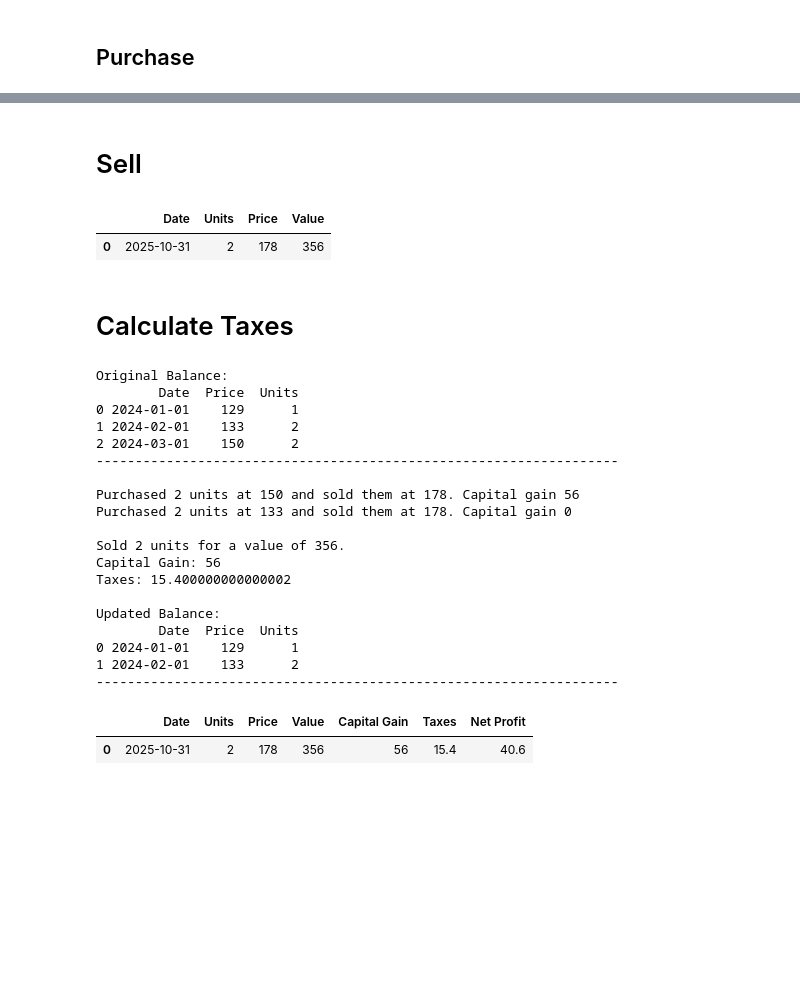
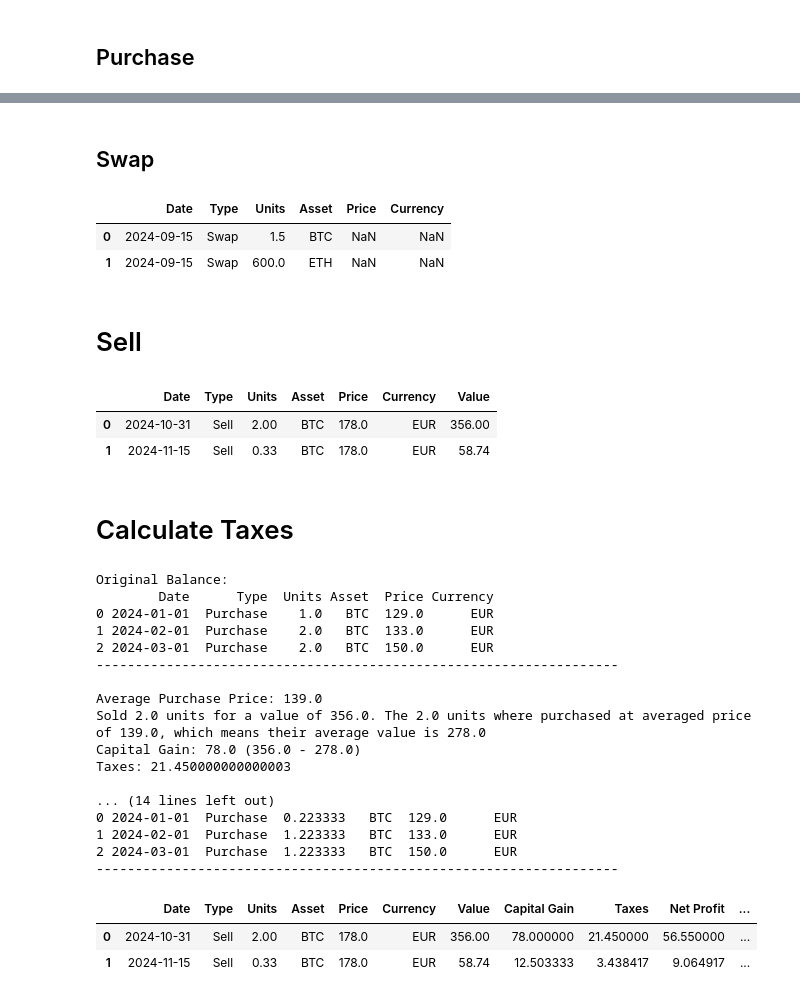
Before and after one commit to FedericoGentile/capital-gains-tax-calculator, a Jupyter notebook: tax_calculator_simulator.ipynb, the cells around one changed output, grey strips where cells are left out. Cells and saved outputs as stored; diff of their text form; code cells hidden in the pictures; blank space fills up the shorter version.

```diff
--- a/tax_calculator_simulator.ipynb
+++ b/tax_calculator_simulator.ipynb
@@ -7,7 +8,7 @@ from datetime import datetime
 # Parameters
 # %%
 TAX_RATE = 0.275
-METHOD = "LIFO" # ACB, FIFO, LIFO, HIFO
+METHOD = "ACB" # ACB, FIFO, LIFO, HIFO
 VERBOSE = True
 # %% [markdown]
 # Functions
@@ -196,0 +200,4 @@ def tax_calculator_XYFO(selling_units, df_balance, df_balance_temp):
+# %%
+df_transactions = pd.read_csv('transactions.csv', sep=";")
+df_transactions['Date'] = pd.to_datetime(df_transactions['Date'], format='%d/%m/%Y')
+df_transactions
@@ -216,0 +215,3 @@ df_purchase
+# %%
+df_purchase = df_transactions[df_transactions["Type"]=='Purchase'].reset_index(drop=True)
+df_purchase
@@ -217,20 +223,32 @@ df_purchase
+# %% [markdown]
+## Swap
+# %%
+df_swaps = df_transactions[df_transactions["Type"]=='Swap'].reset_index(drop=True)
+df_swaps
+# %% [output]
+|  | Date | Type | Units | Asset | Price | Currency |
+| 0 | 2024-09-15 | Swap | 1.5 | BTC | NaN | NaN |
+| 1 | 2024-09-15 | Swap | 600.0 | ETH | NaN | NaN |
 # %% [markdown]
 # Sell
-# %%
-df_sales_orig = pd.DataFrame({'Date':[datetime(2025,10,31)],
-                              'Units': [2],
-                              "Price": [178]})
-df_sales_orig['Value'] = df_sales_orig['Units']*df_sales_orig['Price']
-df_sales_orig
-# %% [output]
-|  | Date | Units | Price | Value |
-| 0 | 2025-10-31 | 2 | 178 | 356 |
+# %%
+df_sales = df_transactions[df_transactions["Type"]=='Sell'].reset_index(drop=True)
+df_sales['Value'] = df_sales['Units']*df_sales['Price']
+df_sales
+# %% [output]
+|  | Date | Type | Units | Asset | Price | Currency | Value |
+| 0 | 2024-10-31 | Sell | 2.00 | BTC | 178.0 | EUR | 356.00 |
+| 1 | 2024-11-15 | Sell | 0.33 | BTC | 178.0 | EUR | 58.74 |
 # %% [markdown]
 # Calculate Taxes
 # %%
 # Create a copy of:
 df_balance = df_purchase.copy() # purchase to keep track of the balance
-df_sales = df_sales_orig.copy() # sakes to enrich it with profit/tax infos
+
+# Initate balance evolution
+df_balance_snapshot = df_balance[['Asset','Units','Price']].copy()
+df_balance_snapshot.loc[:,'Date'] = df_balance['Date'][0]
+df_balance_evolution = df_balance_snapshot
 
 if VERBOSE:
   print("Original Balance:")
@@ -311,46 +329,50 @@ for i, row_s in df_sales.iterrows():
         print(f"\nSold {row_s['Units']} units for a value of {round(row_s['Value'],2)}.")
         print(f"Capital Gain: {round(capital_gain,2)}")
         print(f"Taxes: {taxes}\n")
 
     else:
       ################################# OTHERS #################################
 
       raise Exception(f"Method not implemented: {METHOD}")
 
     # Check if sold units match target:
     if round(row_s['Units']) != round(tot_units_sold):
       raise Exception(f"Sold units ({round(tot_units_sold)}) != target ({round(row_s['Units'])})")
 
     if VERBOSE:
       print("Updated Balance:")
       print(df_balance)
       print('-------------------------------------------------------------------\n')
+
+    # Collect balances snapshots to track its evolution
+    df_balance_snapshot = df_balance[['Asset','Units','Price']].copy()
+    df_balance_snapshot.loc[:,'Date'] = row_s['Date'].date()
+    df_balance_evolution = pd.concat([df_balance_evolution, df_balance_snapshot])
   else:
     raise Exception(f"Too many units to be sold! {row_s['Units']} > {df_balance_temp['Units'].sum()}")
 
 # Add sales additional infos
 df_sales = df_sales.join(pd.DataFrame(sales_infos))
 
 df_sales
 # %% [output]
 Original Balance:
-        Date  Price  Units
-0 2024-01-01    129      1
-1 2024-02-01    133      2
-2 2024-03-01    150      2
+        Date      Type  Units Asset  Price Currency
+0 2024-01-01  Purchase    1.0   BTC  129.0      EUR
+1 2024-02-01  Purchase    2.0   BTC  133.0      EUR
+2 2024-03-01  Purchase    2.0   BTC  150.0      EUR
 -------------------------------------------------------------------
 
-Purchased 2 units at 150 and sold them at 178. Capital gain 56
-Purchased 2 units at 133 and sold them at 178. Capital gain 0
+Average Purchase Price: 139.0
+Sold 2.0 units for a value of 356.0. The 2.0 units where purchased at averaged price of 139.0, which means their average value is 278.0
+Capital Gain: 78.0 (356.0 - 278.0)
+Taxes: 21.450000000000003
 
-Sold 2 units for a value of 356.
-Capital Gain: 56
-Taxes: 15.400000000000002
-
-Updated Balance:
-        Date  Price  Units
-0 2024-01-01    129      1
-1 2024-02-01    133      2
+... (14 lines left out)
+0 2024-01-01  Purchase  0.223333   BTC  129.0      EUR
+1 2024-02-01  Purchase  1.223333   BTC  133.0      EUR
+2 2024-03-01  Purchase  1.223333   BTC  150.0      EUR
 -------------------------------------------------------------------
-|  | Date | Units | Price | Value | Capital Gain | Taxes | Net Profit |
-| 0 | 2025-10-31 | 2 | 178 | 356 | 56 | 15.4 | 40.6 |
+|  | Date | Type | Units | Asset | Price | Currency | Value | Capital Gain | Taxes | Net Profit | ... |
+| 0 | 2024-10-31 | Sell | 2.00 | BTC | 178.0 | EUR | 356.00 | 78.000000 | 21.450000 | 56.550000 | ... |
+| 1 | 2024-11-15 | Sell | 0.33 | BTC | 178.0 | EUR | 58.74 | 12.503333 | 3.438417 | 9.064917 | ... |
```
Also changed, not shown: parts of 8 cells of this notebook, 1 other file.
